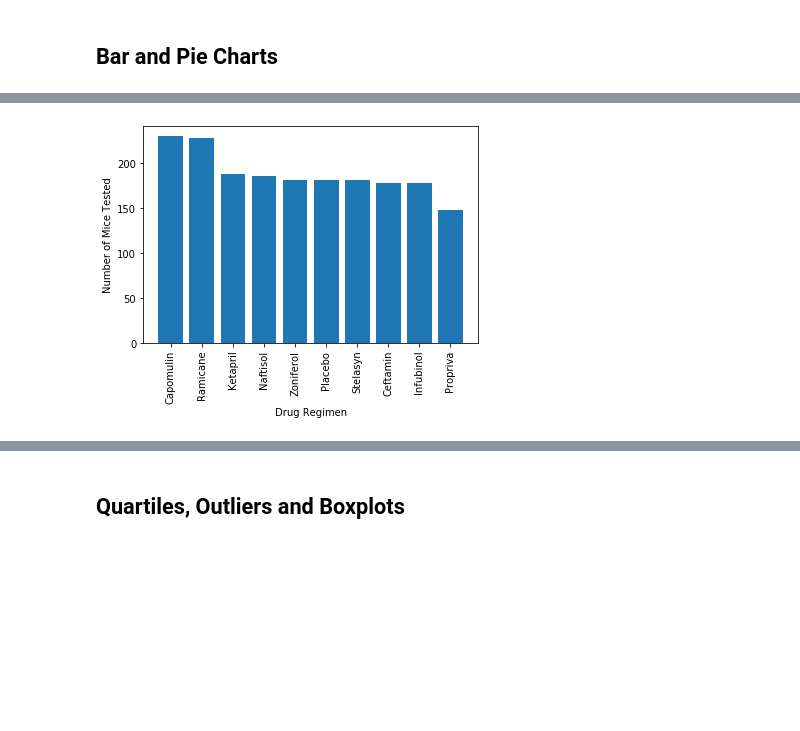
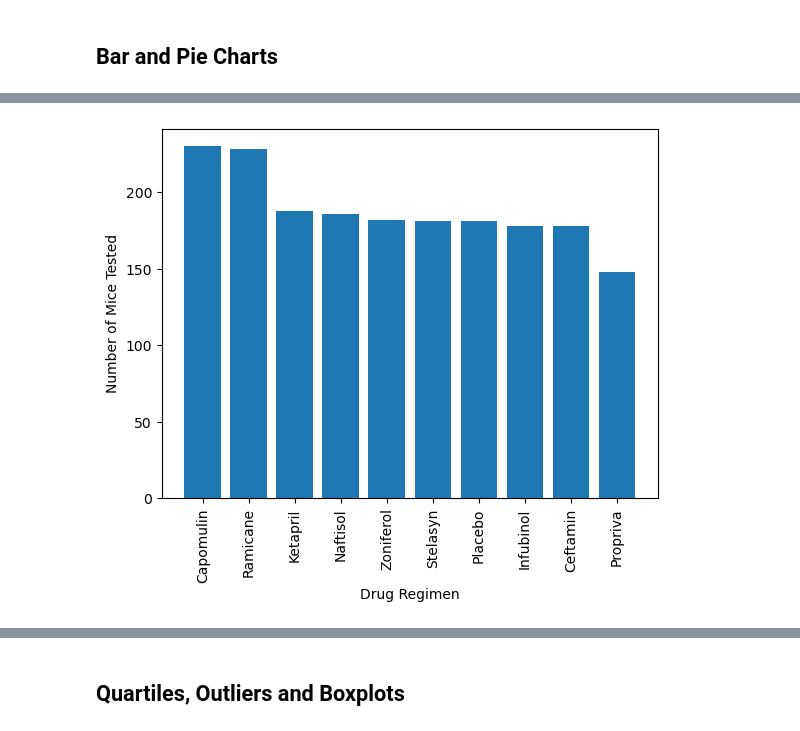
Before and after one commit to mlech413/Matplotlib-Data-Visualization, a Jupyter notebook: Pymaceuticals/pymaceuticals.ipynb, the cells around one changed output, grey strips where cells are left out. Saved outputs shown, nothing was run; the diff lists cells and outputs as text; code cells hidden in the pictures; blank space fills up the shorter version.

```diff
--- a/Pymaceuticals/pymaceuticals.ipynb
+++ b/Pymaceuticals/pymaceuticals.ipynb
@@ -154,6 +161,12 @@ mouse_study_clean_df.groupby('Drug Regimen').agg({'Tumor Volume (mm3)':['mean','
 # %%
 # Generate a bar plot showing the total number of timepoints for all mice tested for each drug regimen using pyplot.
+num_mice_tested = mouse_study_clean_df["Drug Regimen"].value_counts()
+plt.bar(num_mice_tested.index.values, num_mice_tested.values)
+plt.xlabel('Drug Regimen')
+plt.ylabel('Number of Mice Tested')
+plt.xticks(rotation=90)
+plt.show()
 # %% [output]
-[figure, old version]
+[figure, new version]
 # %%
 # Generate a pie plot showing the distribution of female versus male mice using Pandas
```
Also changed, not shown: parts of 10 cells of this notebook.
